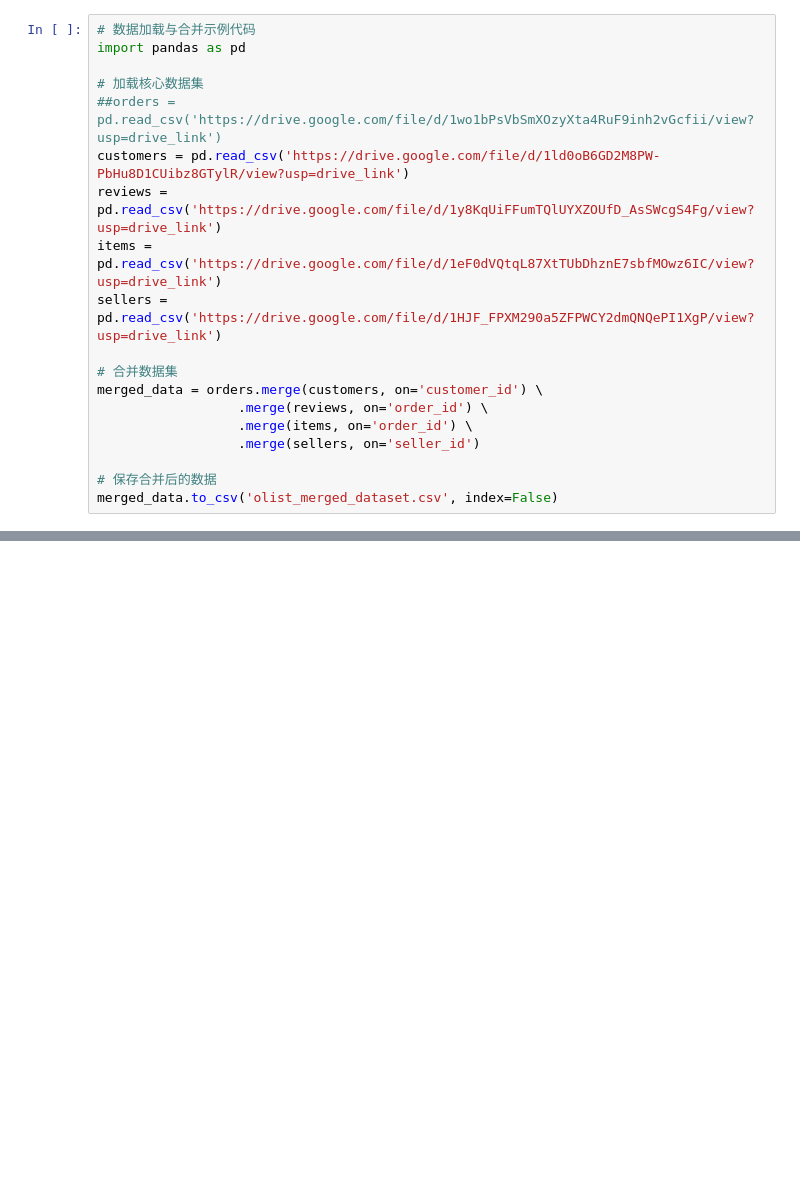
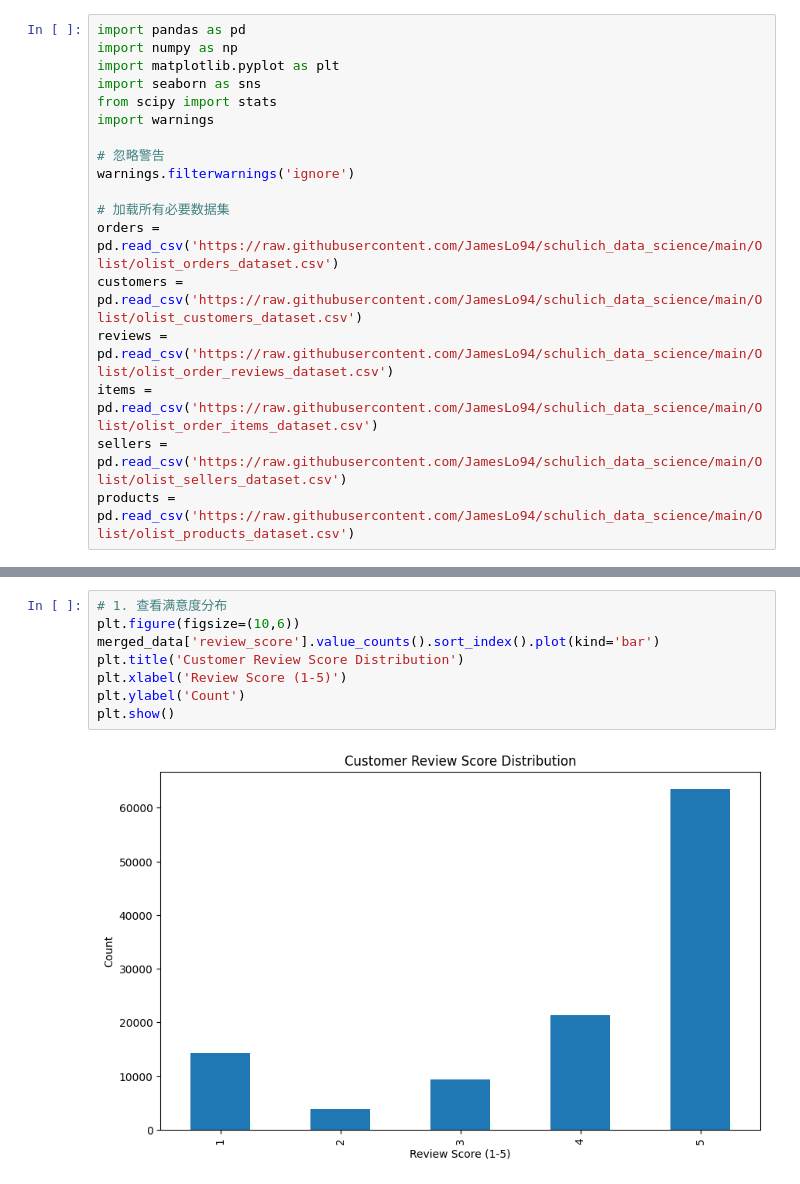
Before and after one commit to JamesLo94/schulich_data_science, a Jupyter notebook: Olist/assignment2.ipynb, the cells around one changed output, grey strips where cells are left out. Saved outputs shown, nothing was run; the diff lists cells and outputs as text; blank space fills up the shorter version.

Commit message:
data science assigment

```diff
--- a/Olist/assignment2.ipynb
+++ b/Olist/assignment2.ipynb
@@ -1,20 +1,19 @@
 # %%
-# 数据加载与合并示例代码
 import pandas as pd
+import numpy as np
+import matplotlib.pyplot as plt
+import seaborn as sns
+from scipy import stats
+import warnings
 
-# 加载核心数据集
-##orders = pd.read_csv('https://drive.google.com/file/d/1wo1bPsVbSmXOzyXta4RuF9inh2vGcfii/view?usp=drive_link')
-customers = pd.read_csv('https://drive.google.com/file/d/1ld0oB6GD2M8PW-PbHu8D1CUibz8GTylR/view?usp=drive_link')
-reviews = pd.read_csv('https://drive.google.com/file/d/1y8KqUiFFumTQlUYXZOUfD_AsSWcgS4Fg/view?usp=drive_link')
-items = pd.read_csv('https://drive.google.com/file/d/1eF0dVQtqL87XtTUbDhznE7sbfMOwz6IC/view?usp=drive_link')
-sellers = pd.read_csv('https://drive.google.com/file/d/1HJF_FPXM290a5ZFPWCY2dmQNQePI1XgP/view?usp=drive_link')
+# 忽略警告
+warnings.filterwarnings('ignore')
 
-# 合并数据集
-merged_data = orders.merge(customers, on='customer_id') \
-                  .merge(reviews, on='order_id') \
-                  .merge(items, on='order_id') \
-                  .merge(sellers, on='seller_id')
-
-# 保存合并后的数据
-merged_data.to_csv('olist_merged_dataset.csv', index=False)
+# 加载所有必要数据集
+orders = pd.read_csv('https://raw.githubusercontent.com/JamesLo94/schulich_data_science/main/Olist/olist_orders_dataset.csv')
+customers = pd.read_csv('https://raw.githubusercontent.com/JamesLo94/schulich_data_science/main/Olist/olist_customers_dataset.csv')
+reviews = pd.read_csv('https://raw.githubusercontent.com/JamesLo94/schulich_data_science/main/Olist/olist_order_reviews_dataset.csv')
+items = pd.read_csv('https://raw.githubusercontent.com/JamesLo94/schulich_data_science/main/Olist/olist_order_items_dataset.csv')
+sellers = pd.read_csv('https://raw.githubusercontent.com/JamesLo94/schulich_data_science/main/Olist/olist_sellers_dataset.csv')
+products = pd.read_csv('https://raw.githubusercontent.com/JamesLo94/schulich_data_science/main/Olist/olist_products_dataset.csv')
 # %% [output]
@@ -21,0 +199,10 @@ ParserError: Error tokenizing data. C error: Expected 1 fields in line 3, saw 33
+# %%
+# 1. 查看满意度分布
+plt.figure(figsize=(10,6))
+merged_data['review_score'].value_counts().sort_index().plot(kind='bar')
+plt.title('Customer Review Score Distribution')
+plt.xlabel('Review Score (1-5)')
+plt.ylabel('Count')
+plt.show()
+# %% [output]
+[figure, added]
```
Also changed, not shown: parts of 18 cells of this notebook, 2 other files.
